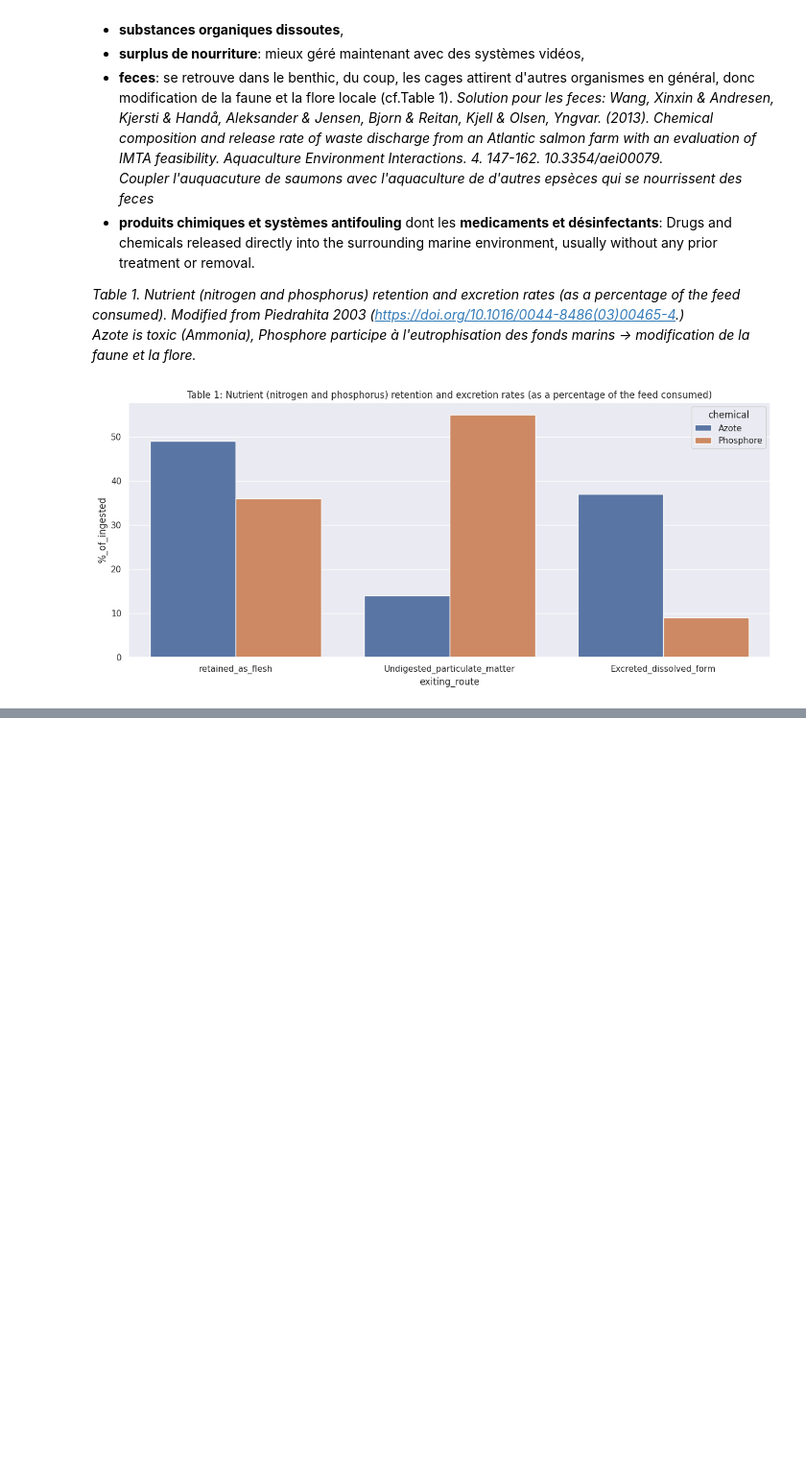
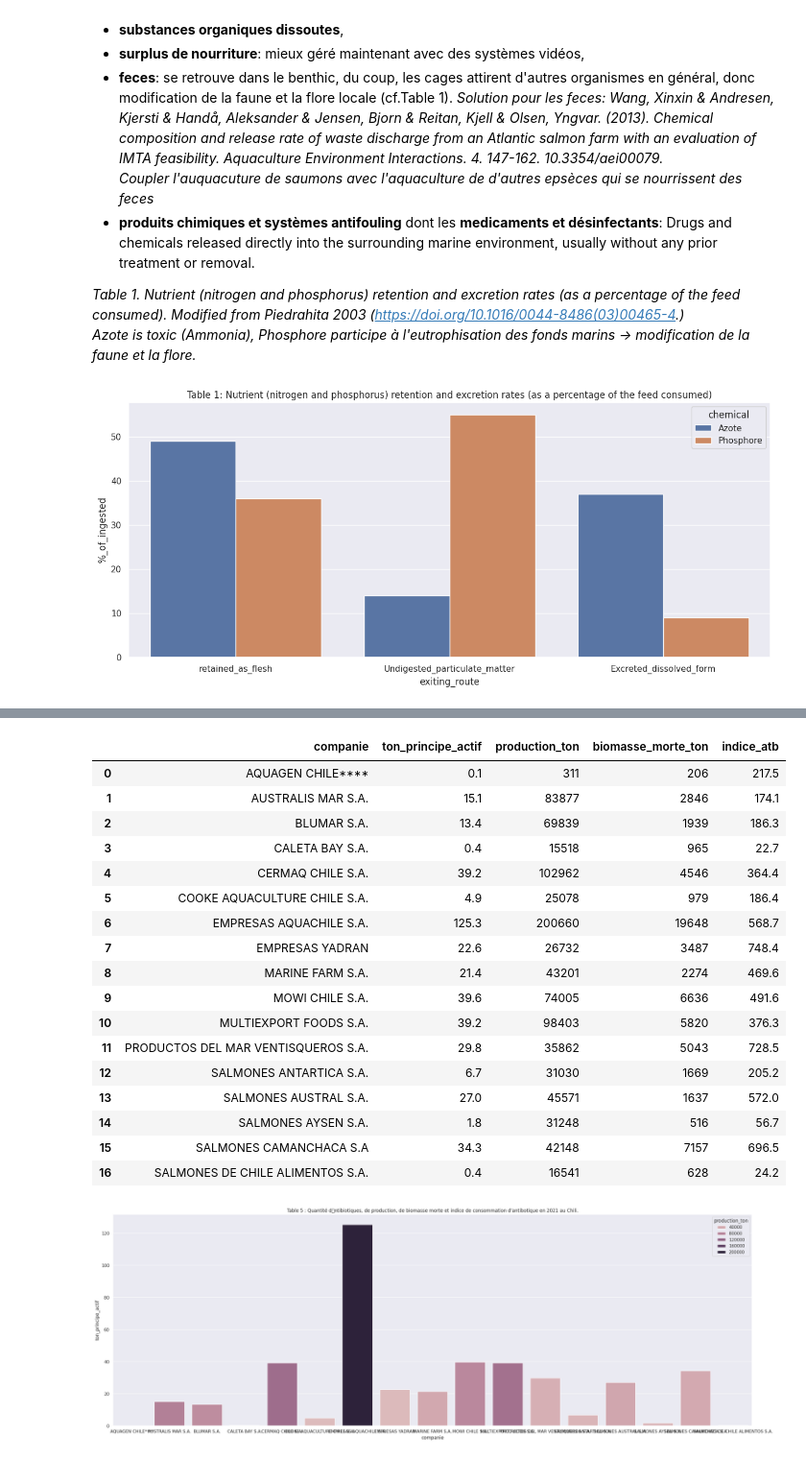
Before and after one commit to kumquat42/202402_MB_Data4Good_PinkBombs, a Jupyter notebook: 20240320_Resume_midJourney.ipynb, the cells around one changed output, grey strips where cells are left out. Shown at 96% size. Saved outputs shown, nothing was run; the diff lists cells and outputs as text; code cells hidden in the pictures; blank space fills up the shorter version.

```diff
--- a/20240320_Resume_midJourney.ipynb
+++ b/20240320_Resume_midJourney.ipynb
@@ -36,0 +120,27 @@ table1 = sns.barplot(table1_data, x = 'exiting_route', y = '%_of_ingested', hue=
+# %%
+# Table 5 : Quantité d\antibiotiques, de production, de biomasse morte et indice de consommation d'antibotique en 2021 au Chili.
+table5_data = pd.read_csv('./Pollution_rejectants/Data/Table5_Chili_2021_companies_prod_atb.csv', header=0, decimal = ',')
+display(table5_data)
+
+sns.set(rc={"figure.figsize":(30, 10)}) #width=*15, height=6
+table5 = sns.barplot(table5_data, x = 'companie', y = 'ton_principe_actif', hue='production_ton', orient='v').set(title='Table 5 : Quantité d\antibiotiques, de production, de biomasse morte et indice de consommation d\'antibotique en 2021 au Chili.')
+# %% [output]
+|  | companie | ton_principe_actif | production_ton | biomasse_morte_ton | indice_atb |
+| 0 | AQUAGEN CHILE**** | 0.1 | 311 | 206 | 217.5 |
+| 1 | AUSTRALIS MAR S.A. | 15.1 | 83877 | 2846 | 174.1 |
+| 2 | BLUMAR S.A. | 13.4 | 69839 | 1939 | 186.3 |
+| 3 | CALETA BAY S.A. | 0.4 | 15518 | 965 | 22.7 |
+| 4 | CERMAQ CHILE S.A. | 39.2 | 102962 | 4546 | 364.4 |
+| 5 | COOKE AQUACULTURE CHILE S.A. | 4.9 | 25078 | 979 | 186.4 |
+| 6 | EMPRESAS AQUACHILE S.A. | 125.3 | 200660 | 19648 | 568.7 |
+| 7 | EMPRESAS YADRAN | 22.6 | 26732 | 3487 | 748.4 |
+| 8 | MARINE FARM S.A. | 21.4 | 43201 | 2274 | 469.6 |
+| 9 | MOWI CHILE S.A. | 39.6 | 74005 | 6636 | 491.6 |
+| 10 | MULTIEXPORT FOODS S.A. | 39.2 | 98403 | 5820 | 376.3 |
+| 11 | PRODUCTOS DEL MAR VENTISQUEROS S.A. | 29.8 | 35862 | 5043 | 728.5 |
+| 12 | SALMONES ANTARTICA S.A. | 6.7 | 31030 | 1669 | 205.2 |
+| 13 | SALMONES AUSTRAL S.A. | 27.0 | 45571 | 1637 | 572.0 |
+| 14 | SALMONES AYSEN S.A. | 1.8 | 31248 | 516 | 56.7 |
+| 15 | SALMONES CAMANCHACA S.A | 34.3 | 42148 | 7157 | 696.5 |
+| 16 | SALMONES DE CHILE ALIMENTOS S.A. | 0.4 | 16541 | 628 | 24.2 |
+[figure, added]
```
Also changed, not shown: parts of 10 cells of this notebook, 9 other files.
